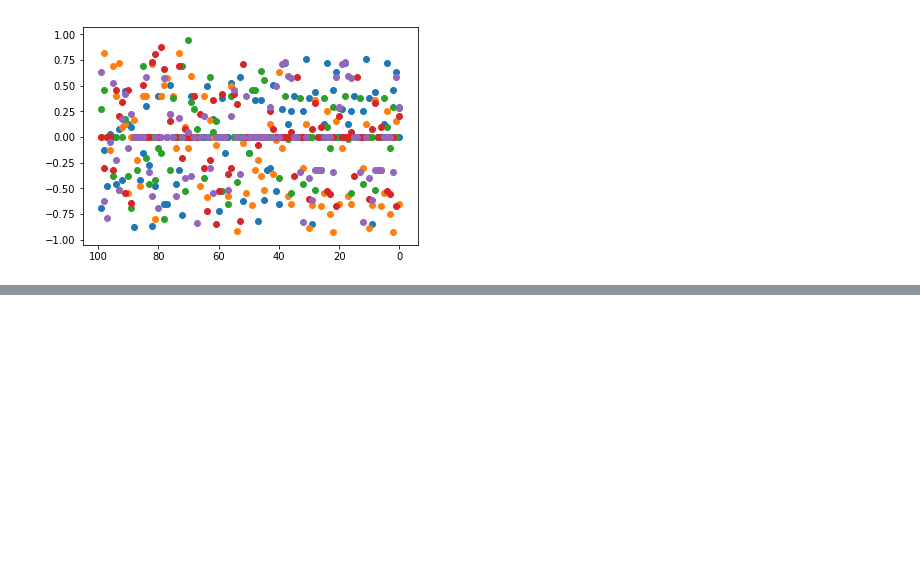
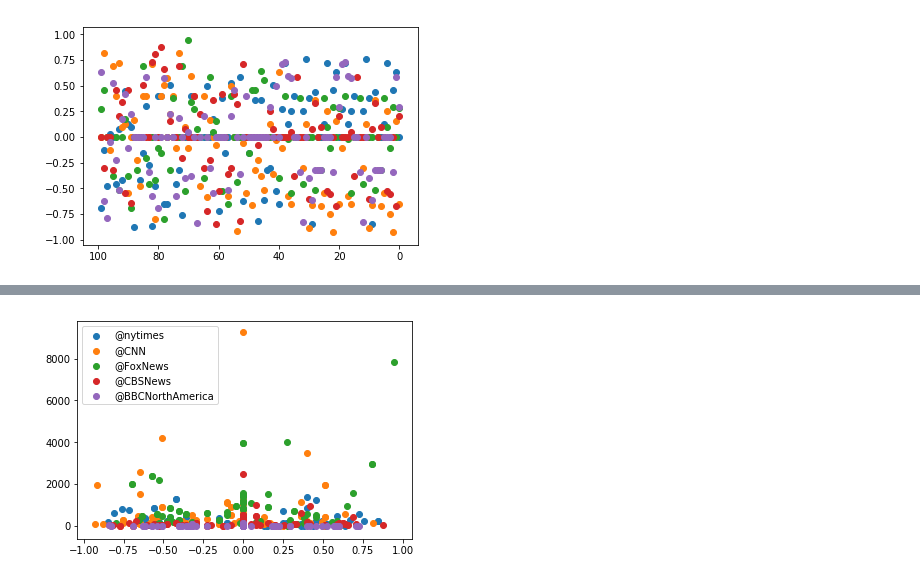
Before and after one commit to txstu09/News-Mood, a Jupyter notebook: News-Mood.ipynb, the cells around one changed output, grey strips where cells are left out. Cells and saved outputs as stored; diff of their text form; code cells hidden in the pictures; blank space fills up the shorter version.

Commit message:
add retweet/fav test analysis

```diff
--- a/News-Mood.ipynb
+++ b/News-Mood.ipynb
@@ -91,6 +111,0 @@ for name in targets:
-# %%
-#TRY THIS
-for value in news_scores:
-    for key, item in value.items():
-        test = item['time']
-        print(test)
@@ -115,13 +111,0 @@ Thu Nov 23 12:21:38 +0000 2017
-# %%
-for key, value in news_scores.items():
-    #print(value)
-    for items in value:
-        score_list = []
-        for value in items:
-            #score_list.append(item['score'])
-            print(value)
-        #print(items)
-        #print(score_list)
-#score_list
-
-#news_scores['@CNN'][0]['score']
@@ -133,0 +132,14 @@ dict_items([('time', 'Mon Nov 27 07:08:04 +0000 2017'), ('score', -0.4588)])
+# %%
+for key, value in news_scores.items():
+    score_list = []
+    fav_list = []
+
+    for x in range(len(value)):
+        score_list.append(news_scores[key][x]['score'])
+        fav_list.append(news_scores[key][x]['favorites'])
+    plt.scatter(score_list, fav_list)
+    #plt.gca().invert_xaxis()
+plt.legend(targets)
+plt.show()
+# %% [output]
+[figure, added]
```
Also changed, not shown: parts of 12 cells of this notebook.
